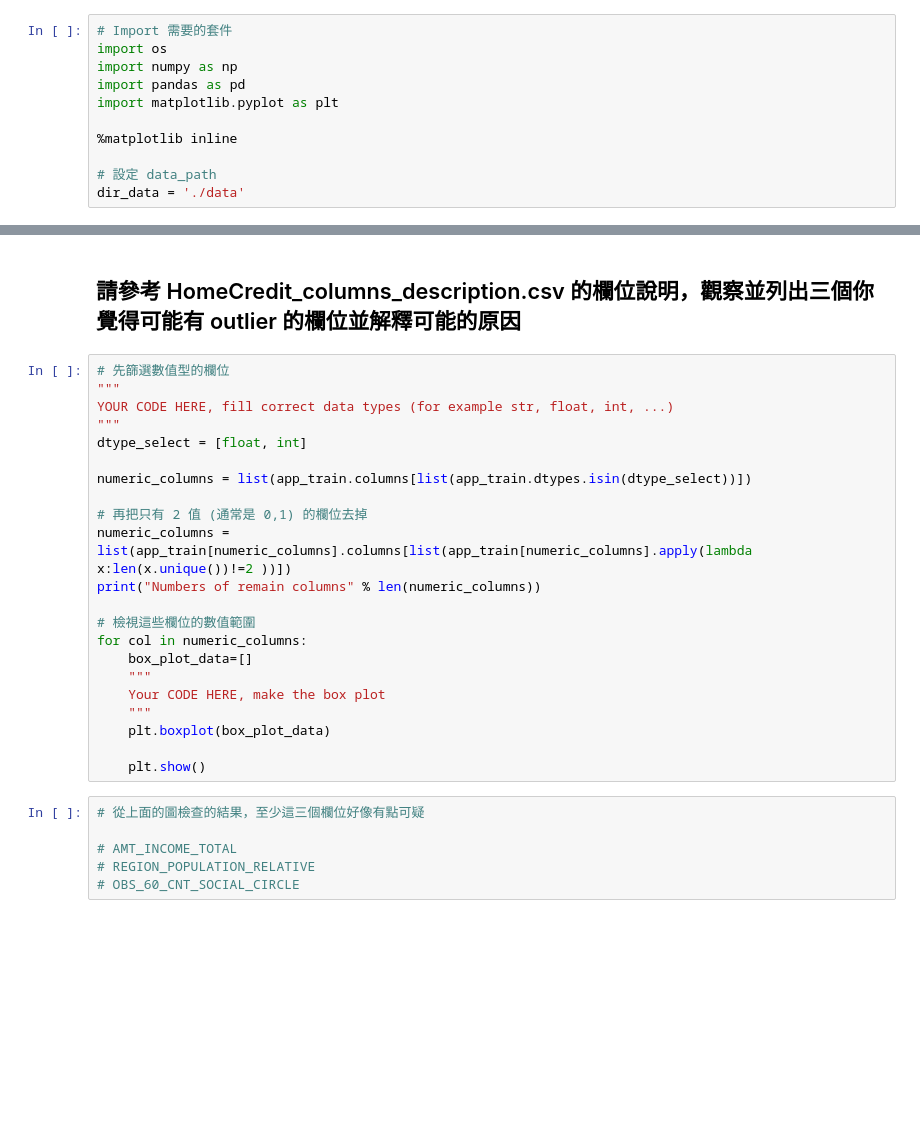
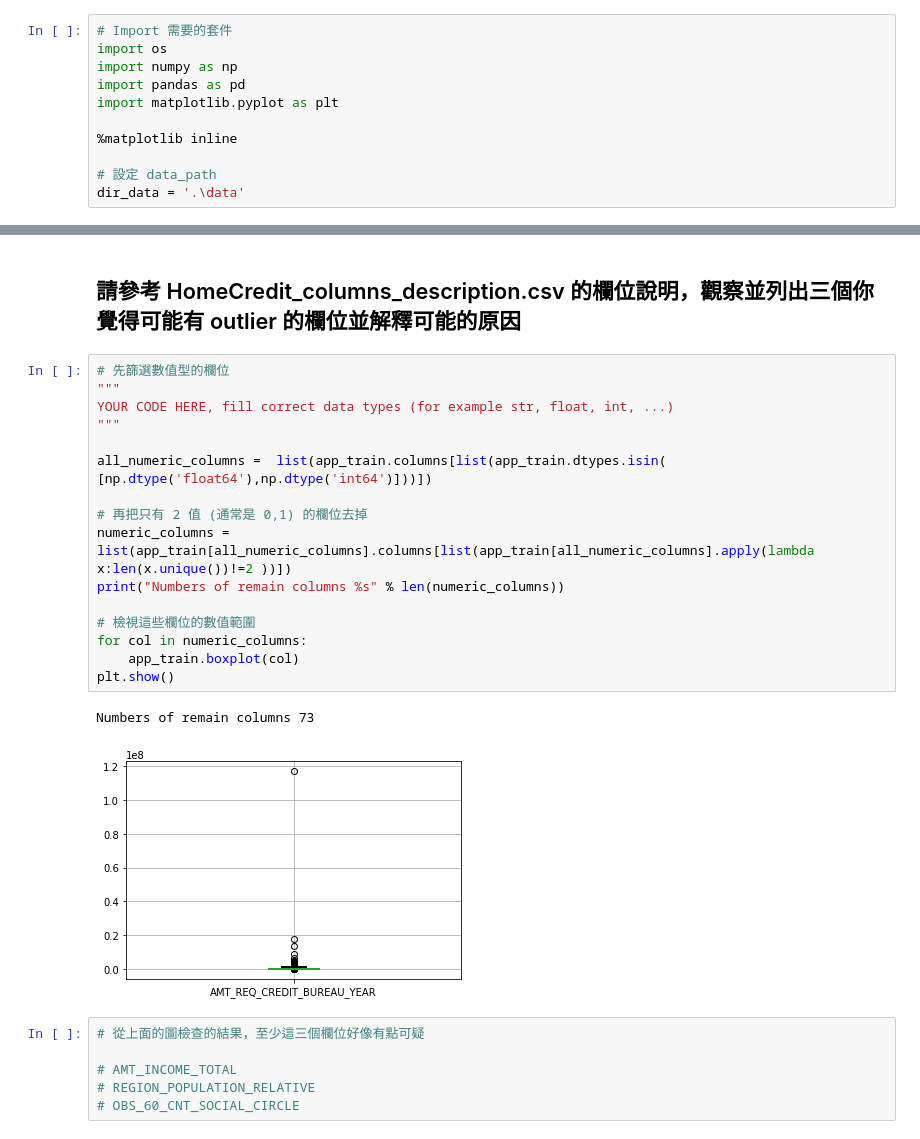
Before and after one commit to sabrinasu424/2nd-ML100Days, a Jupyter notebook: homework/Day_006_HW.ipynb, the cells around one changed output, grey strips where cells are left out. Cells and saved outputs as stored; diff of their text form; blank space fills up the shorter version.

```diff
--- a/homework/Day_006_HW.ipynb
+++ b/homework/Day_006_HW.ipynb
@@ -13,4 +13,4 @@ import matplotlib.pyplot as plt
 %matplotlib inline
 
 # 設定 data_path
-dir_data = './data'
+dir_data = '.\data'
@@ -33,25 +35,22 @@ Path of read in data: ./data\application_train.csv
 # %%
 # 先篩選數值型的欄位
 """
 YOUR CODE HERE, fill correct data types (for example str, float, int, ...)
 """
-dtype_select = [float, int]
 
-numeric_columns = list(app_train.columns[list(app_train.dtypes.isin(dtype_select))])
+all_numeric_columns =  list(app_train.columns[list(app_train.dtypes.isin( [np.dtype('float64'),np.dtype('int64')]))])
 
 # 再把只有 2 值 (通常是 0,1) 的欄位去掉
-numeric_columns = list(app_train[numeric_columns].columns[list(app_train[numeric_columns].apply(lambda x:len(x.unique())!=2 ))])
-print("Numbers of remain columns" % len(numeric_columns))
+numeric_columns = list(app_train[all_numeric_columns].columns[list(app_train[all_numeric_columns].apply(lambda x:len(x.unique())!=2 ))])
+print("Numbers of remain columns %s" % len(numeric_columns))
 
 # 檢視這些欄位的數值範圍
 for col in numeric_columns:
-    box_plot_data=[]
-    """
-    Your CODE HERE, make the box plot
-    """
-    plt.boxplot(box_plot_data)
-
-    plt.show()
+    app_train.boxplot(col)
+plt.show()
+# %% [output]
+Numbers of remain columns 73
+[figure, added]
 # %%
 # 從上面的圖檢查的結果，至少這三個欄位好像有點可疑
 
```
Also changed, not shown: parts of 5 cells of this notebook.
